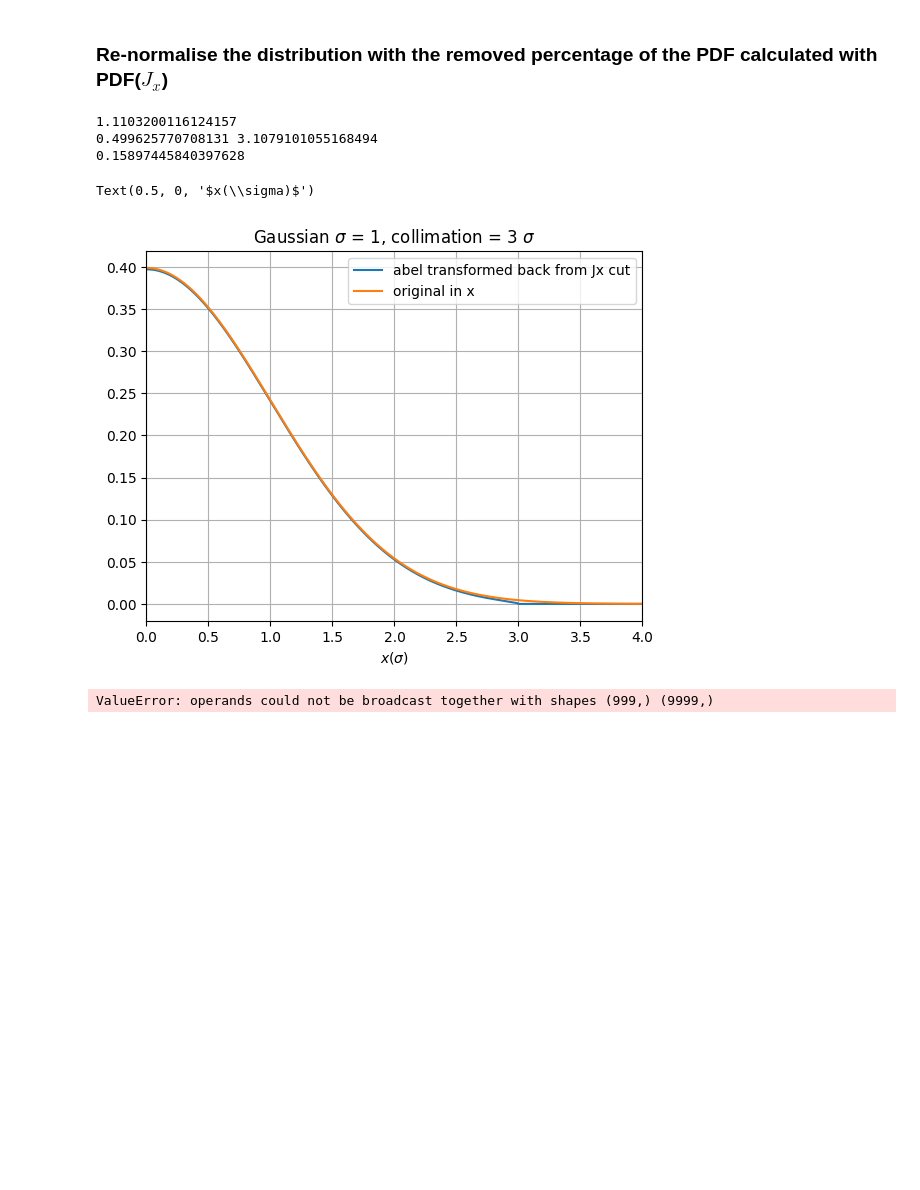
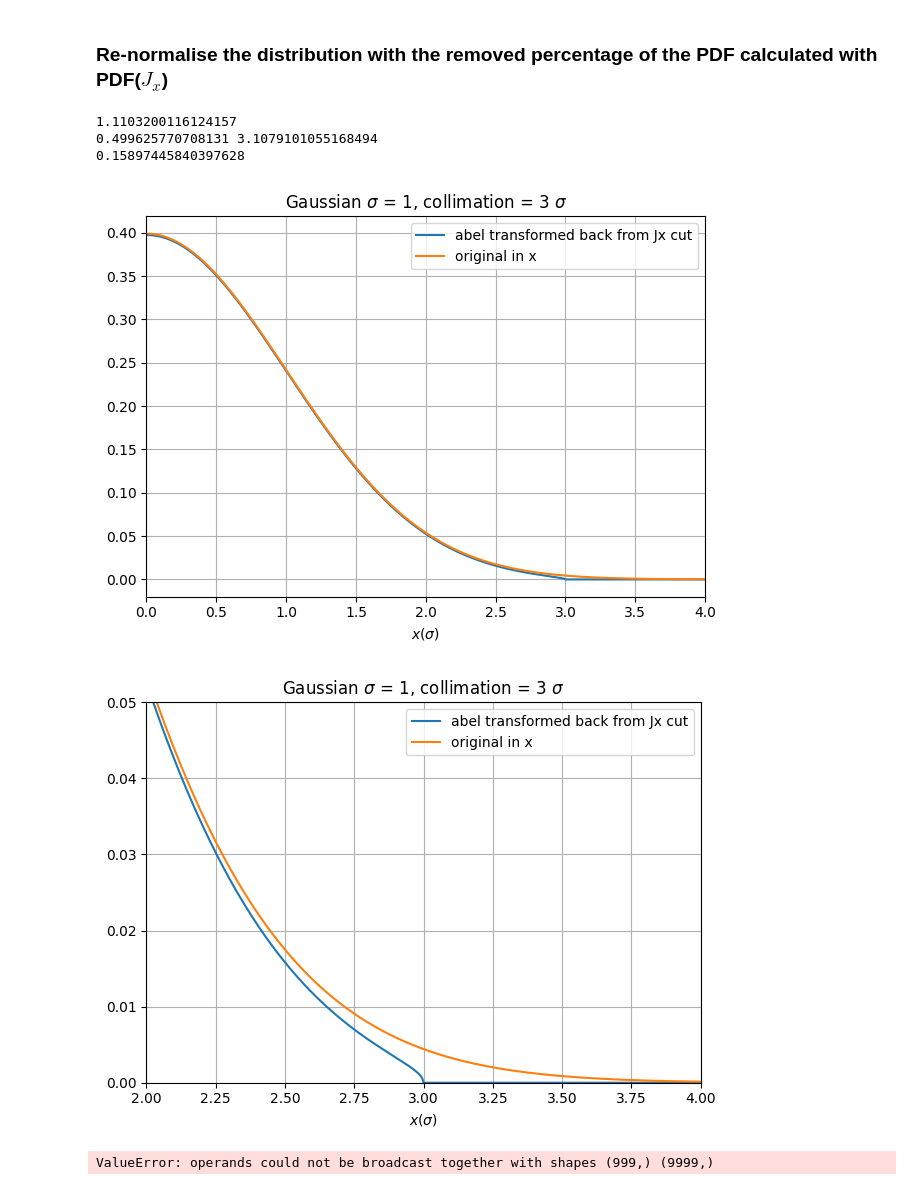
Before and after one commit to ElleanorLamb/xsuite_functions, a Jupyter notebook: Examples/presentation_collimator.ipynb, the cells around one changed output. Drawn from its saved outputs; the diff is of its cells as text; code cells hidden in the pictures; blank space fills up the shorter version.

```diff
--- a/Examples/presentation_collimator.ipynb
+++ b/Examples/presentation_collimator.ipynb
@@ -317,37 +358,28 @@ Falling back to a pure Python backend...
 # %%
 print(perc_g)
 
 
 # integrate underneath the normal distribution
 normalised_original = sp.integrate.trapz(gauss[10000:], x=r, dx=np.diff(r)[0], axis=-1,)
 
 
 # integrate under the abel_qgauss, find the ratio, add the % then should work ... to see the full distribution as you expect from before...
 
 normalised_refound = sp.integrate.trapz(abel_forward_gauss, x=r, dx=1, axis=-1)
 print(normalised_original, normalised_refound)
 
 
 n_o = normalised_original
 n_r = normalised_refound
 
 normalisation_factor = (1-perc_g/100)*(n_o/n_r)
 print(normalisation_factor)
-
-plt.figure()
-plt.plot(r, abel_forward_gauss*normalisation_factor,label='abel transformed back from Jx cut')
-plt.plot(r, gauss[10000:], label='original in x')
-plt.xlim([0,4])
-plt.title('Gaussian $\sigma$ = 1, collimation = 3 $\sigma$')
-plt.grid()
-plt.legend()
-plt.xlabel('$x(\sigma)$')
 # %% [output]
 1.1103200116124157
 0.499625770708131 3.1079101055168494
 0.15897445840397628
-Text(0.5, 0, '$x(\\sigma)$')
-[figure, old version]
+[figure, new version]
+[figure, added]
 # %%
 normalised_original = sp.integrate.trapz(gauss, x=np.linspace(0,100,1000), dx=0.1, axis=-1,)
 normalised_original
```
Also changed, not shown: parts of 9 cells of this notebook, 35 other files.
